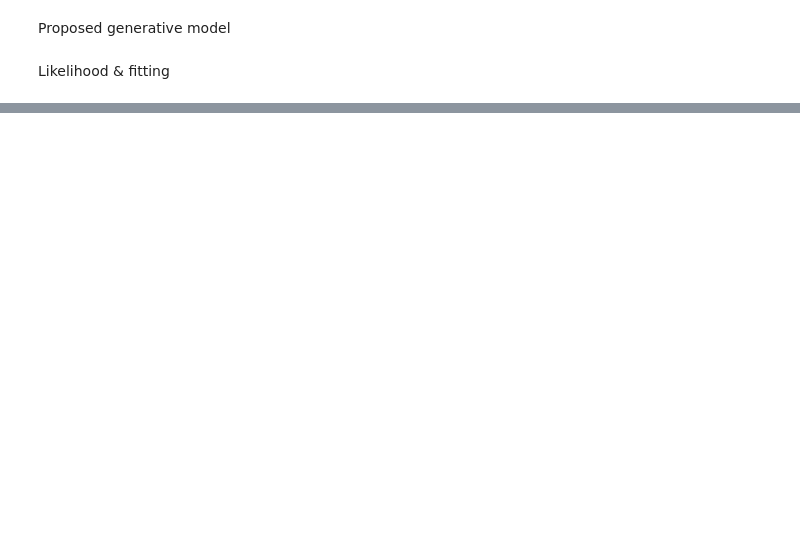
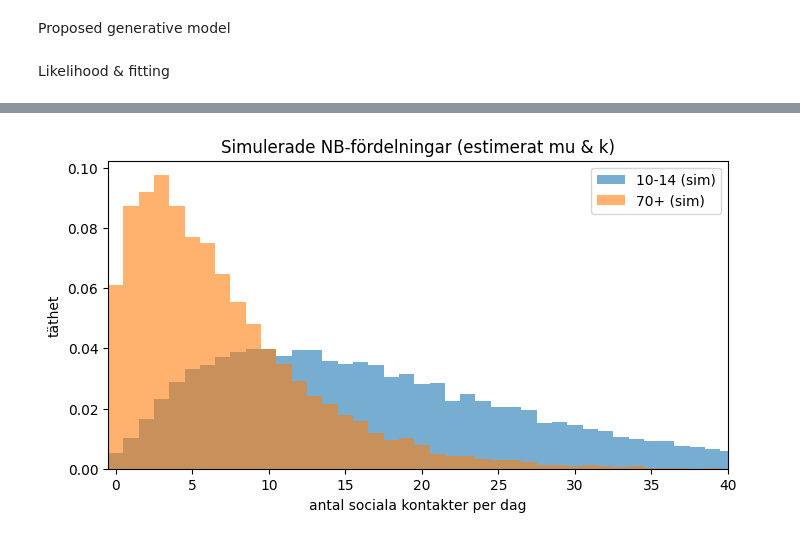
Before and after one commit to emsofjames2003/CB2330-exercises, a Jupyter notebook: project.ipynb, the cells around one changed output, grey strips where cells are left out. Saved outputs shown, nothing was run; the diff lists cells and outputs as text; code cells hidden in the pictures; blank space fills up the shorter version.

```diff
--- a/project.ipynb
+++ b/project.ipynb
@@ -49,3 +83,79 @@ Simulating without formula
 Proposed generative model
 # %% [markdown]
 Likelihood & fitting
+# %%
+import numpy as np
+import matplotlib.pyplot as plt
+from math import erf, sqrt
+
+# Gruppdata (bins utan "Missing value")
+age_bins = ["0-4","5-9","10-14","15-19","20-29","30-39","40-49","50-59","60-69","70+"]
+n_part = np.array([660, 661, 713, 685, 879, 815, 908, 906, 728, 270])
+mean_contacts = np.array([10.21, 14.81, 18.22, 17.58, 13.57, 14.14, 13.83, 12.30, 9.21, 6.89])
+sd_contacts = np.array([7.65, 10.09, 12.27, 12.03, 10.60, 10.15, 10.86, 10.23, 7.96, 5.83])
+var_contacts = sd_contacts**2
+
+# Index för de grupper vi vill jämföra
+idx_young = 2   # 10-14
+idx_old = 9     # 70+
+
+# Extrahera per-grupp
+n_y = n_part[idx_young]; mu_y = mean_contacts[idx_young]; var_y = var_contacts[idx_young]
+n_o = n_part[idx_old];  mu_o = mean_contacts[idx_old];  var_o = var_contacts[idx_old]
+
+# Standardfel för gruppmedel (eftersom vi har per-grupp var och n)
+se_y = np.sqrt(var_y / n_y)
+se_o = np.sqrt(var_o / n_o)
+
+# Metod-of-moments för NB dispersion k per grupp: var = mu + mu^2/k  =>  k = mu^2 / (var - mu)
+def estimate_k(mu, var):
+    if var <= mu:
+        return np.inf
+    return mu**2 / (var - mu)
+
+k_y = estimate_k(mu_y, var_y)
+k_o = estimate_k(mu_o, var_o)
+
+# Skillnad i medel och z-test (approximativt)
+diff = mu_y - mu_o
+se_diff = np.sqrt(se_y**2 + se_o**2)
+z = diff / se_diff
+p_two = 2 * (1 - 0.5 * (1 + erf(abs(z) / sqrt(2))))
+
+# Skriv ut nyckeltal
+print("Grupp 10-14: n = {}, mean = {:.3f}, sd = {:.3f}, se = {:.4f}, k = {:.3f}".format(
+    n_y, mu_y, np.sqrt(var_y), se_y, k_y))
+print("Grupp 70+:  n = {}, mean = {:.3f}, sd = {:.3f}, se = {:.4f}, k = {:.3f}".format(
+    n_o, mu_o, np.sqrt(var_o), se_o, k_o))
+print("\nSkillnad i medel (10-14 minus 70+): {:.3f}".format(diff))
+print("SE(diff) = {:.4f}, z = {:.3f}, two-sided p-value ≈ {:.3e}".format(se_diff, z, p_two))
+
+# Simulera individer från NB (Gamma-Poisson) för att illustrera fördelningarna
+rng = np.random.default_rng(2026)
+def simulate_nb(mu, k, N):
+    if np.isinf(k):
+        return rng.poisson(lam=mu, size=N)
+    lam = rng.gamma(shape=k, scale=mu/k, size=N)
+    return rng.poisson(lam)
+
+Nsim = 20000
+sim_y = simulate_nb(mu_y, k_y, Nsim)
+sim_o = simulate_nb(mu_o, k_o, Nsim)
+
+print("\nSimulerat (N={}):".format(Nsim))
+print("  10-14: sim mean {:.3f}, sim sd {:.3f}, frac >20 = {:.4f}".format(sim_y.mean(), sim_y.std(ddof=1), (sim_y>20).mean()))
+print("  70+:  sim mean {:.3f}, sim sd {:.3f}, frac >20 = {:.4f}".format(sim_o.mean(), sim_o.std(ddof=1), (sim_o>20).mean()))
+
+# Plotta simulerade fördelningar
+plt.figure(figsize=(8,4))
+maxx = max(sim_y.max(), sim_o.max(), 40)
+bins = np.arange(0, min(maxx,60)+1) - 0.5
+plt.hist(sim_y, bins=bins, density=True, alpha=0.6, label='10-14 (sim)')
+plt.hist(sim_o, bins=bins, density=True, alpha=0.6, label='70+ (sim)')
+plt.xlim(-0.5, 40)
+plt.xlabel("antal sociala kontakter per dag")
+plt.ylabel("täthet")
+plt.legend()
+plt.title("Simulerade NB-fördelningar (estimerat mu & k)")
+plt.show()
+# %% [output]
@@ -51,0 +171 @@ Likelihood & fitting
+[figure, added]
```
Also changed, not shown: parts of 8 cells of this notebook.
